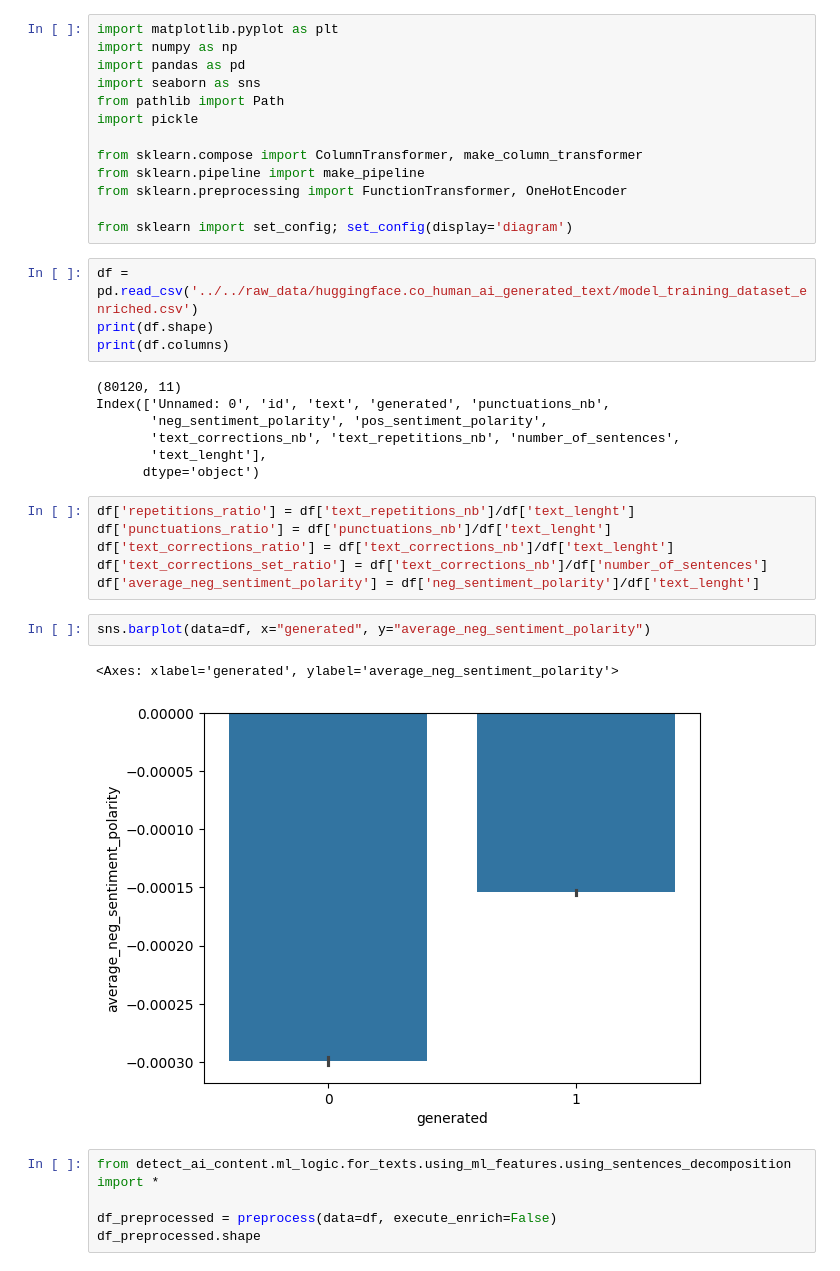
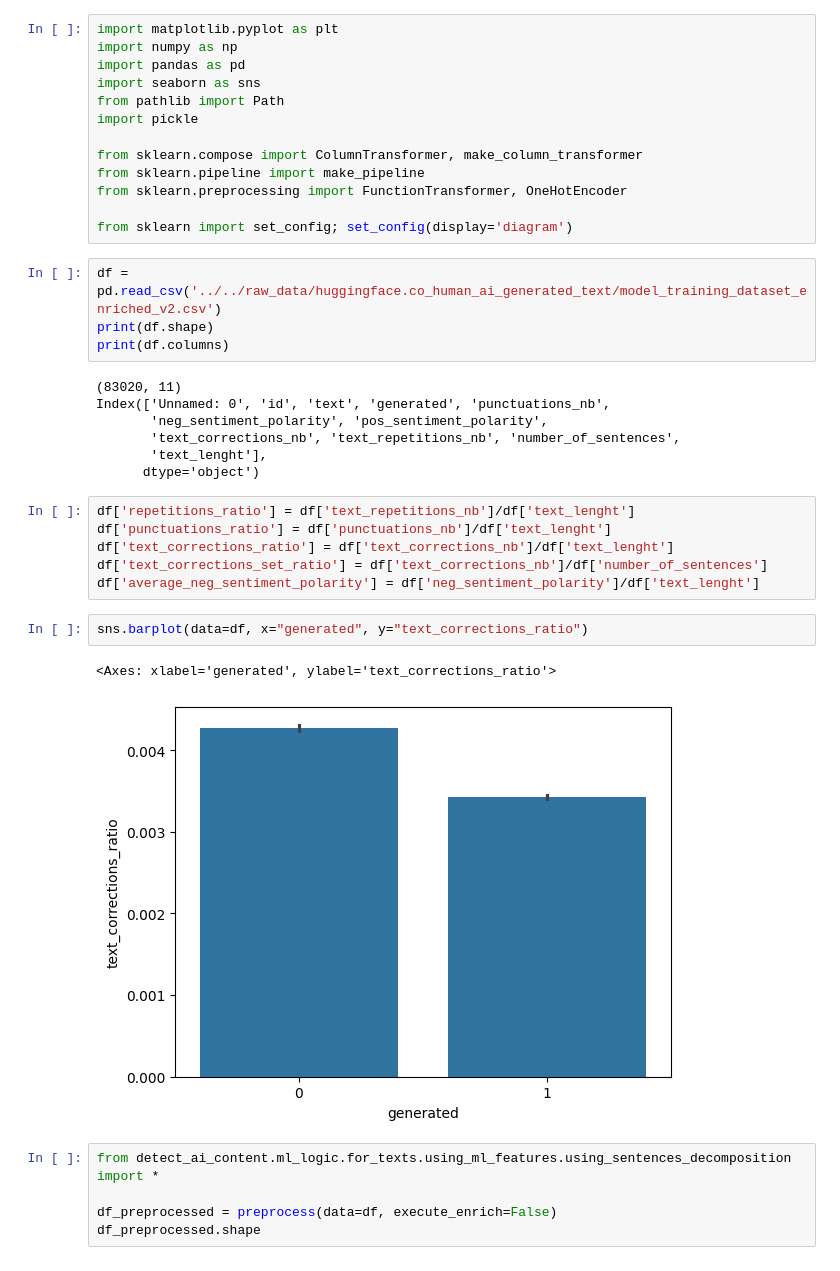
Before and after one commit to yukaberry/detect_ai_content, a Jupyter notebook: notebooks/texts/jerome_texts_full_texts.ipynb, the cells around one changed output. Cells and saved outputs as stored; diff of their text form.

```diff
--- a/notebooks/texts/jerome_texts_full_texts.ipynb
+++ b/notebooks/texts/jerome_texts_full_texts.ipynb
@@ -12,11 +12,11 @@ from sklearn.preprocessing import FunctionTransformer, OneHotEncoder
 
 from sklearn import set_config; set_config(display='diagram')
 # %%
-df = pd.read_csv('../../raw_data/huggingface.co_human_ai_generated_text/model_training_dataset_enriched.csv')
+df = pd.read_csv('../../raw_data/huggingface.co_human_ai_generated_text/model_training_dataset_enriched_v2.csv')
 print(df.shape)
 print(df.columns)
 # %% [output]
-(80120, 11)
+(83020, 11)
 Index(['Unnamed: 0', 'id', 'text', 'generated', 'punctuations_nb',
        'neg_sentiment_polarity', 'pos_sentiment_polarity',
        'text_corrections_nb', 'text_repetitions_nb', 'number_of_sentences',
@@ -29,10 +29,10 @@ df['text_corrections_ratio'] = df['text_corrections_nb']/df['text_lenght']
 df['text_corrections_set_ratio'] = df['text_corrections_nb']/df['number_of_sentences']
 df['average_neg_sentiment_polarity'] = df['neg_sentiment_polarity']/df['text_lenght']
 # %%
-sns.barplot(data=df, x="generated", y="average_neg_sentiment_polarity")
+sns.barplot(data=df, x="generated", y="text_corrections_ratio")
 # %% [output]
-<Axes: xlabel='generated', ylabel='average_neg_sentiment_polarity'>
+<Axes: xlabel='generated', ylabel='text_corrections_ratio'>
-[figure, old version]
+[figure, new version]
 # %%
 from detect_ai_content.ml_logic.for_texts.using_ml_features.using_sentences_decomposition import *
 
```
Also changed, not shown: parts of 10 cells of this notebook, 1 other file.
